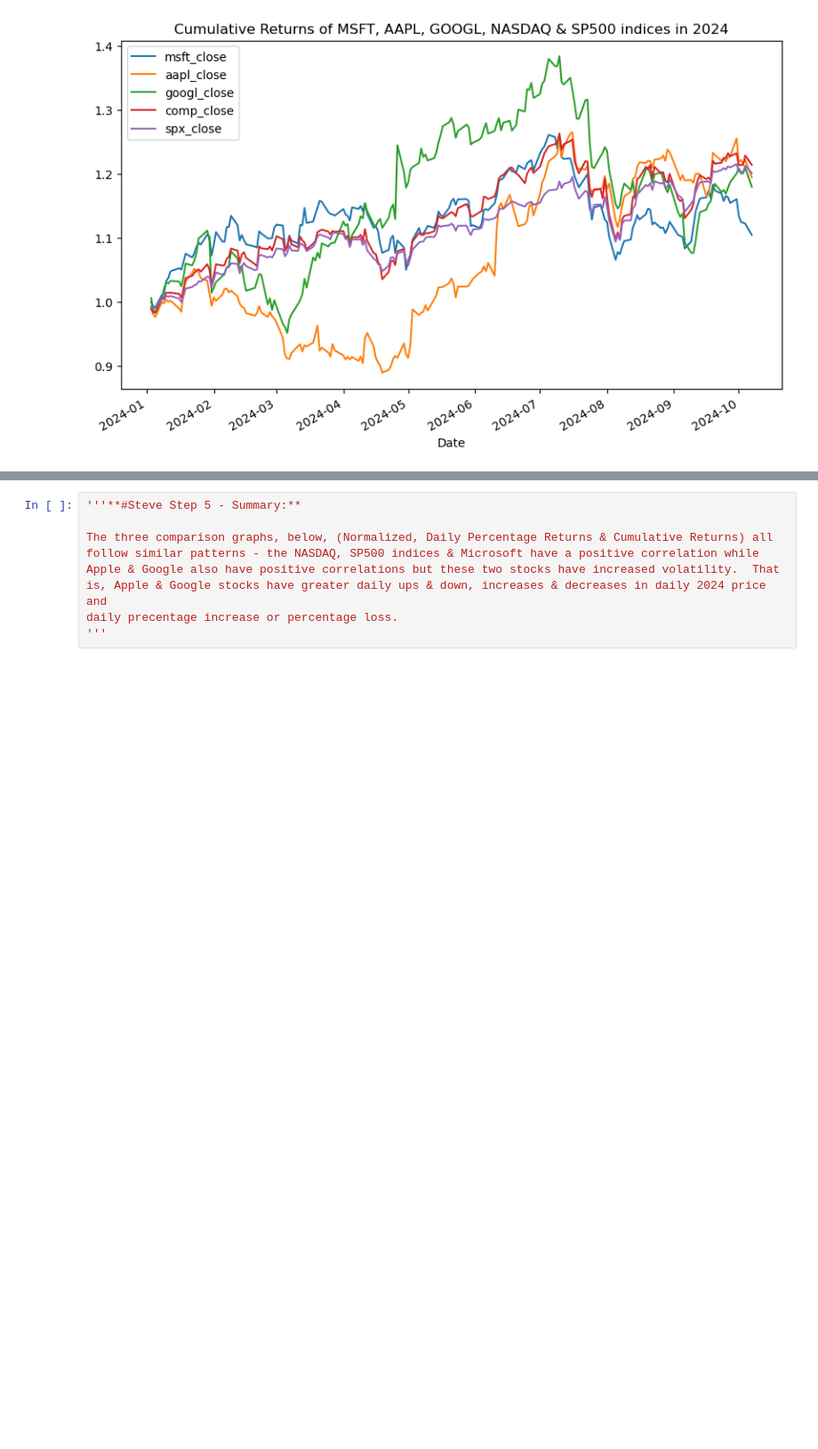
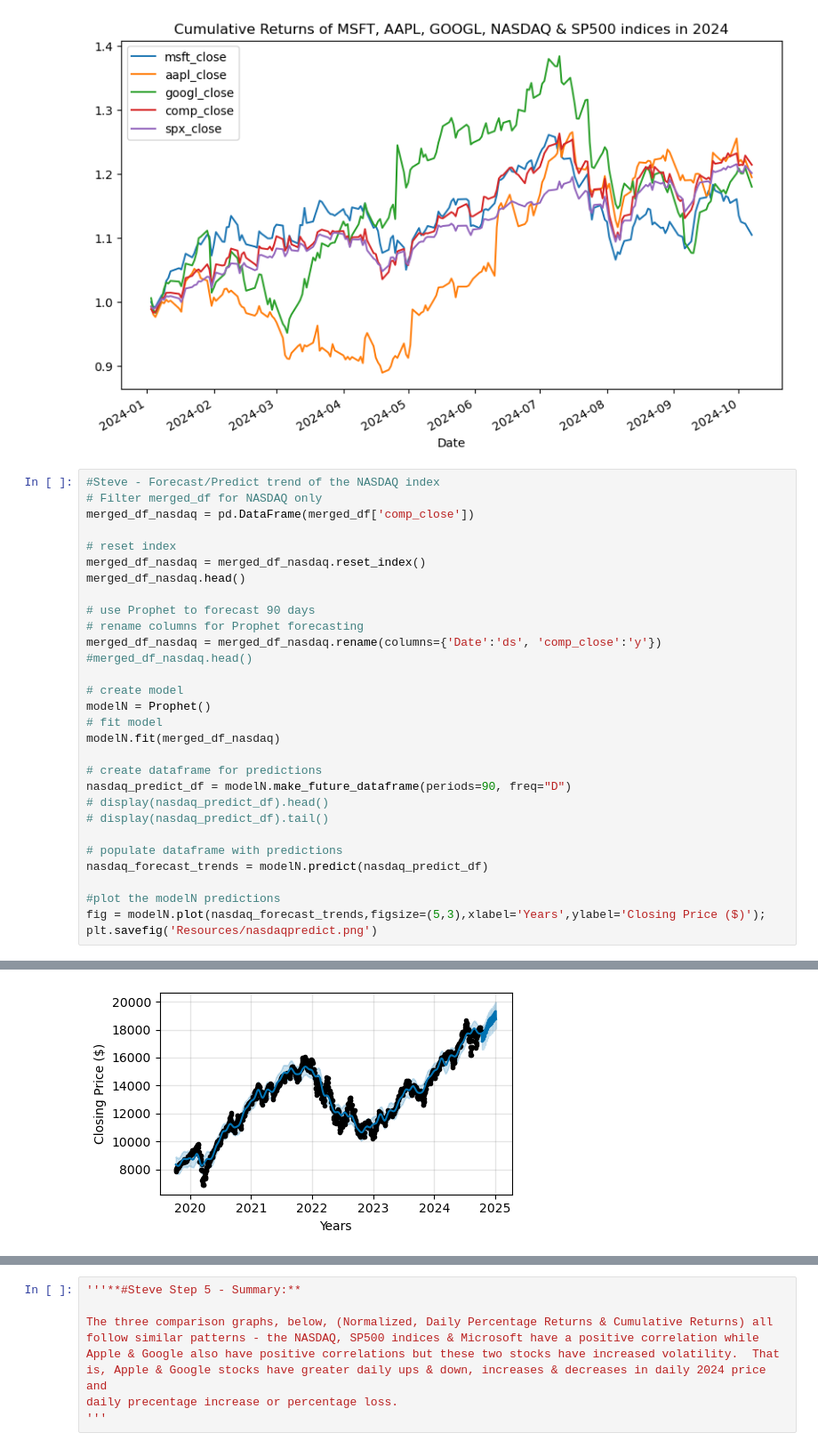
Before and after one commit to Pete1001/Tech_stock_analysis, a Jupyter notebook: Tech_stock_analysis.ipynb, the cells around one changed output, grey strips where cells are left out. Shown at 89% size. Cells and saved outputs as stored; diff of their text form; blank space fills up the shorter version.

Commit message:
NASDAQ and SP500 prediction/forecasts generated

```diff
--- a/Tech_stock_analysis.ipynb
+++ b/Tech_stock_analysis.ipynb
@@ -806,3 +806,34 @@ df_2024_cumulative_w_indices.plot(figsize=(10,6), title='Cumulative Returns of M
 df_2024_cumulative_w_indicds = (1 + df_2024_returns_w_indices).cumprod()
 # %% [output]
 [figure]
+# %%
+#Steve - Forecast/Predict trend of the NASDAQ index
+# Filter merged_df for NASDAQ only
+merged_df_nasdaq = pd.DataFrame(merged_df['comp_close'])
+
+# reset index
+merged_df_nasdaq = merged_df_nasdaq.reset_index()
+merged_df_nasdaq.head()
+
+# use Prophet to forecast 90 days
+# rename columns for Prophet forecasting
+merged_df_nasdaq = merged_df_nasdaq.rename(columns={'Date':'ds', 'comp_close':'y'})
+#merged_df_nasdaq.head()
+
+# create model
+modelN = Prophet()
+# fit model
+modelN.fit(merged_df_nasdaq)
+
+# create dataframe for predictions
+nasdaq_predict_df = modelN.make_future_dataframe(periods=90, freq="D")
+# display(nasdaq_predict_df).head()
+# display(nasdaq_predict_df).tail()
+
+# populate dataframe with predictions
+nasdaq_forecast_trends = modelN.predict(nasdaq_predict_df)
+
+#plot the modelN predictions
+fig = modelN.plot(nasdaq_forecast_trends,figsize=(5,3),xlabel='Years',ylabel='Closing Price ($)');
+plt.savefig('Resources/nasdaqpredict.png')
+# %% [output]
@@ -808,0 +842 @@ df_2024_cumulative_w_indicds = (1 + df_2024_returns_w_indices).cumprod()
+[figure, added]
```
Also changed, not shown: parts of 14 cells of this notebook, 8 other files.
